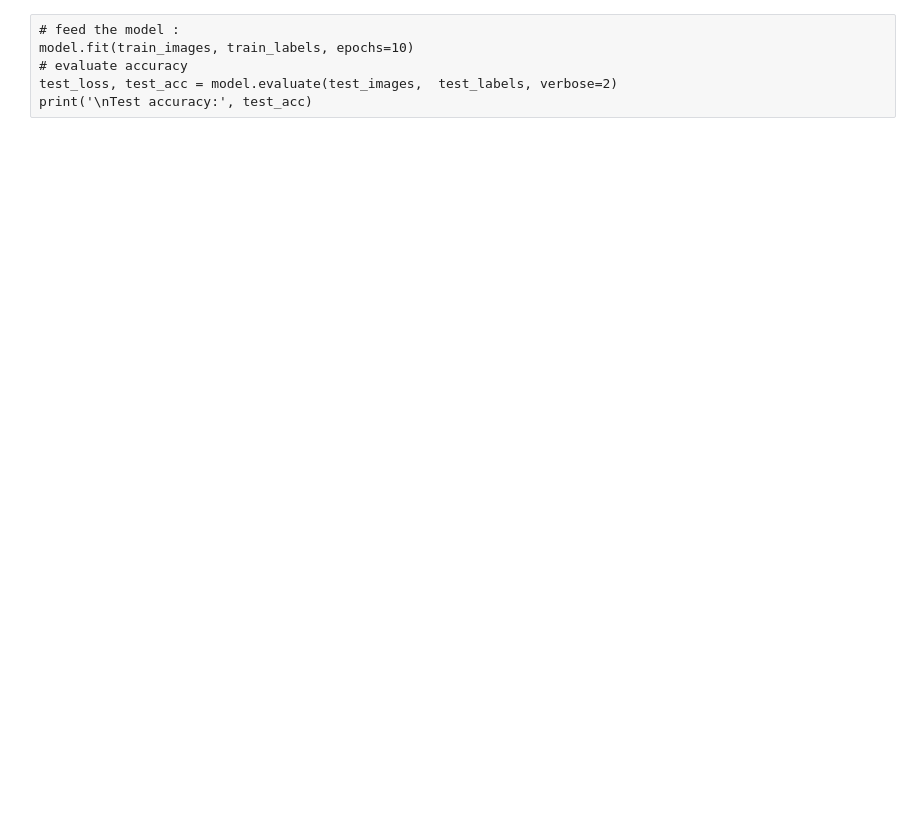
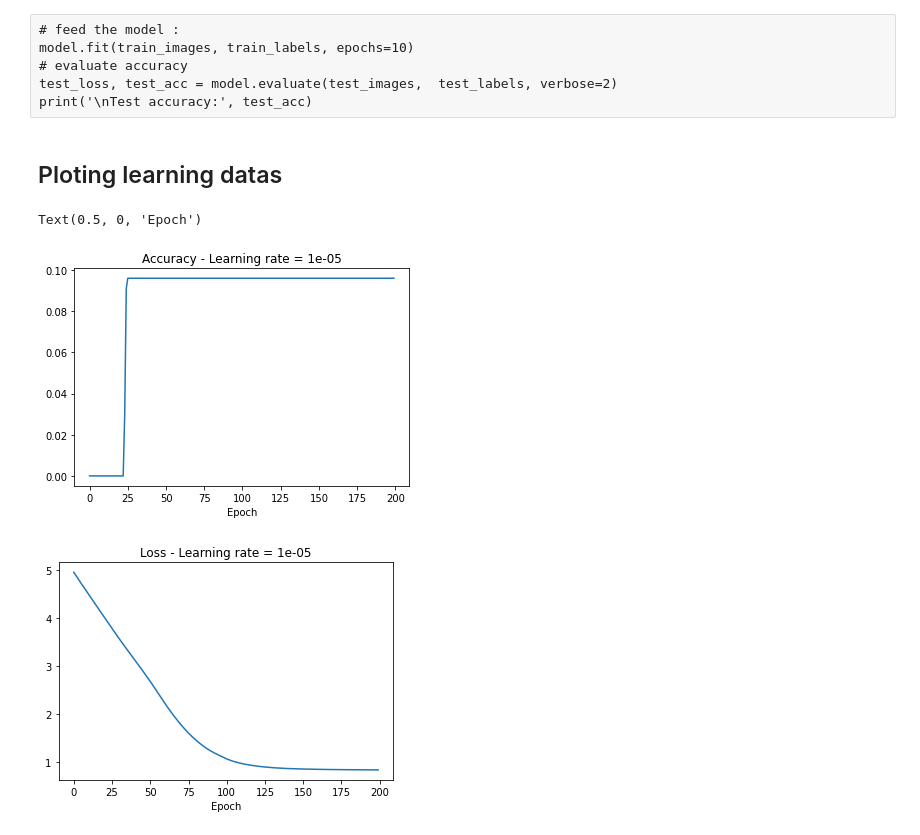
Before and after one commit to axelcalixte/if23_indoor-localization, a Jupyter notebook: modelCreation.ipynb, the cells around one changed output. Saved outputs shown, nothing was run; the diff lists cells and outputs as text; code cells hidden in the pictures; blank space fills up the shorter version.

Commit message:
progress on model, added learning rate settings and graph for accuracy and loss

```diff
--- a/modelCreation.ipynb
+++ b/modelCreation.ipynb
@@ -96,10 +110,11 @@ print("train_data : ", np.shape(train_data))
 print("train_labels : ", np.shape(train_labels))
 print("test_data : ", np.shape(test_data))
 print("test_labels : ", np.shape(test_labels))
-#train_data = train_data/6
-#test_data = test_data/6
-#train_labels = train_labels/6
-#test_labels = test_labels/6
+train_data = train_data/(-95)
+test_data = test_data/(-95)
+train_labels = train_labels/6
+test_labels = test_labels/6
+print(train_data)
 # %% [output]
 RSSI.rssi :  (265, 128)
 RSSI.zones :  (265,)
@@ -117,6 +139,8 @@ fashion_mnist = tf.keras.datasets.fashion_mnist
 model = tf.keras.models.Sequential([
   #tf.keras.layers.Flatten(input_shape=(28, 28)),
   tf.keras.layers.Dense(np.size(RSSI.mac), activation='relu'),
-  tf.keras.layers.Dropout(0.2),
+  tf.keras.layers.Dense(np.size(RSSI.mac), activation='relu'),
+  tf.keras.layers.Dense(np.size(RSSI.mac), activation='relu'),
+  #tf.keras.layers.Dropout(0.2),
   #tf.keras.layers.Dense(10)
 ])
@@ -139,7 +170,7 @@ model.compile(optimizer='adam',
 # feed the model :
 print(np.shape(train_data))
 print(np.shape(train_labels))
-model.fit(train_data, train_labels, epochs=1000)
+history = model.fit(train_data, train_labels, epochs=200)
 # evaluate accuracy
 test_loss, test_acc = model.evaluate(test_data,  test_labels, verbose=2)
 print('\nTest accuracy:', test_acc)
@@ -167,3 +198,32 @@ model.fit(train_images, train_labels, epochs=10)
 # evaluate accuracy
 test_loss, test_acc = model.evaluate(test_images,  test_labels, verbose=2)
 print('\nTest accuracy:', test_acc)
+# %% [markdown]
+## Ploting learning datas
+# %%
+acc = history.history['accuracy']
+#val_acc = history.history['val_accuracy']
+loss = history.history['loss']
+#val_loss = history.history['val_loss']
+
+plt.figure(1)
+plt.plot(acc, label="train_acc")
+#plt.plot(val_acc,color="red", label="train_acc")
+plt.title("Accuracy - Learning rate = " + str(param.learningRate))
+plt.xlabel("Epoch")
+#name = "plot_accuracy_lr_" + str(learningRate) + ".svg"
+#name = name.replace(".", ",", 1)
+#plt.savefig(name, format="svg")
+
+plt.figure(2)
+plt.plot(loss, label="train_loss")
+#plt.plot(val_loss,color="red", label="val_loss")
+plt.title("Loss - Learning rate = " + str(param.learningRate))
+plt.xlabel("Epoch")
+#name = "plot_loss_lr_" + str(learningRate) + ".svg"
+#name = name.replace(".", ",", 1)
+#plt.savefig(name, format="svg")
+# %% [output]
+Text(0.5, 0, 'Epoch')
+[figure, added]
+[figure, added]
```
Also changed, not shown: parts of 6 cells of this notebook, 1 other file.
